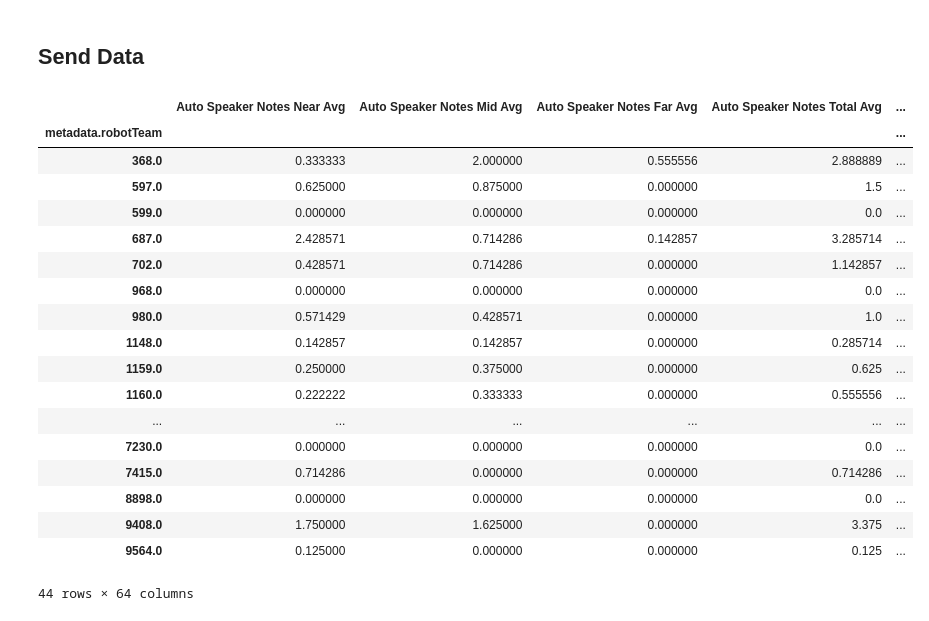
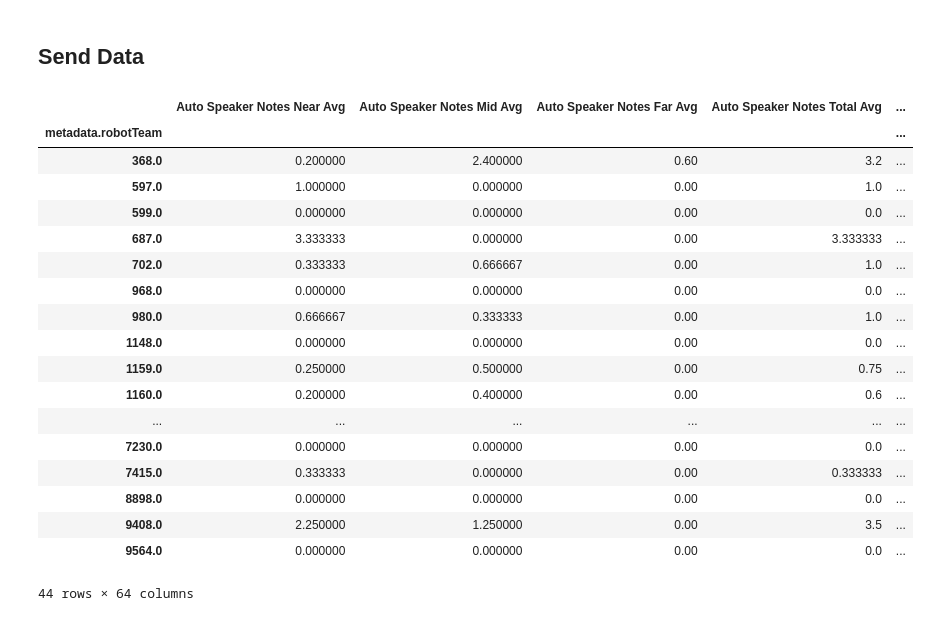
Before and after one commit to 4201VitruvianBots/scouting-app-2024, a Jupyter notebook: data-analysis/dataAnalysis.ipynb, the cells around one changed output. Drawn from its saved outputs; the diff is of its cells as text; code cells hidden in the pictures.

Commit message:
Merge branch final-picklist-fixes Picklist fixes and data analysis

```diff
--- a/data-analysis/dataAnalysis.ipynb
+++ b/data-analysis/dataAnalysis.ipynb
@@ -53,3 +61,10 @@ matchapps_column_order = [
 matchapps_df = matchapps_df[matchapps_column_order]
 matchapps_df.sort_values("metadata.matchNumber", inplace=True)
 matchapps_df
+# %%
+matchapps_df['Total Note Points'] = matchapps_df['autoNotes.amp'] * 2 + (matchapps_df['autoNotes.far'] + matchapps_df['autoNotes.mid'] + matchapps_df['autoNotes.near']) * 5 + matchapps_df['teleNotes.amp'] * 1 + (matchapps_df['teleNotes.far'] + matchapps_df['teleNotes.mid'] + matchapps_df['teleNotes.near']) * 2
+matchapps_df
+# %%
+matchapps_middle = matchapps_df.groupby('metadata.robotTeam').apply(lambda x: x.sort_values('Total Note Points').iloc[2:-2])['_id']
+# %%
+matchapps_df = matchapps_df[matchapps_df['_id'].isin(matchapps_middle)]
@@ -475,25 +486,25 @@ output_df['teamNumber'] = output_df.index
 # %%
-output_df.to_json("../server/static/output_analysis.json", orient='records', default_handler=str)
+output_df.to_json("../server/static/output_analysis_new.json", orient='records', default_handler=str)
 output_df
 # %% [output]
 |  | Auto Speaker Notes Near Avg | Auto Speaker Notes Mid Avg | Auto Speaker Notes Far Avg | Auto Speaker Notes Total Avg | ... |
 | metadata.robotTeam |  |  |  |  | ... |
-| 368.0 | 0.333333 | 2.000000 | 0.555556 | 2.888889 | ... |
-| 597.0 | 0.625000 | 0.875000 | 0.000000 | 1.5 | ... |
-| 599.0 | 0.000000 | 0.000000 | 0.000000 | 0.0 | ... |
-| 687.0 | 2.428571 | 0.714286 | 0.142857 | 3.285714 | ... |
-| 702.0 | 0.428571 | 0.714286 | 0.000000 | 1.142857 | ... |
-| 968.0 | 0.000000 | 0.000000 | 0.000000 | 0.0 | ... |
-| 980.0 | 0.571429 | 0.428571 | 0.000000 | 1.0 | ... |
-| 1148.0 | 0.142857 | 0.142857 | 0.000000 | 0.285714 | ... |
-| 1159.0 | 0.250000 | 0.375000 | 0.000000 | 0.625 | ... |
-| 1160.0 | 0.222222 | 0.333333 | 0.000000 | 0.555556 | ... |
+| 368.0 | 0.200000 | 2.400000 | 0.60 | 3.2 | ... |
+| 597.0 | 1.000000 | 0.000000 | 0.00 | 1.0 | ... |
+| 599.0 | 0.000000 | 0.000000 | 0.00 | 0.0 | ... |
+| 687.0 | 3.333333 | 0.000000 | 0.00 | 3.333333 | ... |
+| 702.0 | 0.333333 | 0.666667 | 0.00 | 1.0 | ... |
+| 968.0 | 0.000000 | 0.000000 | 0.00 | 0.0 | ... |
+| 980.0 | 0.666667 | 0.333333 | 0.00 | 1.0 | ... |
+| 1148.0 | 0.000000 | 0.000000 | 0.00 | 0.0 | ... |
+| 1159.0 | 0.250000 | 0.500000 | 0.00 | 0.75 | ... |
+| 1160.0 | 0.200000 | 0.400000 | 0.00 | 0.6 | ... |
 | ... | ... | ... | ... | ... | ... |
-| 7230.0 | 0.000000 | 0.000000 | 0.000000 | 0.0 | ... |
-| 7415.0 | 0.714286 | 0.000000 | 0.000000 | 0.714286 | ... |
-| 8898.0 | 0.000000 | 0.000000 | 0.000000 | 0.0 | ... |
-| 9408.0 | 1.750000 | 1.625000 | 0.000000 | 3.375 | ... |
-| 9564.0 | 0.125000 | 0.000000 | 0.000000 | 0.125 | ... |
+| 7230.0 | 0.000000 | 0.000000 | 0.00 | 0.0 | ... |
+| 7415.0 | 0.333333 | 0.000000 | 0.00 | 0.333333 | ... |
+| 8898.0 | 0.000000 | 0.000000 | 0.00 | 0.0 | ... |
+| 9408.0 | 2.250000 | 1.250000 | 0.00 | 3.5 | ... |
+| 9564.0 | 0.000000 | 0.000000 | 0.00 | 0.0 | ... |
 44 rows × 64 columns
 # %%
 client.close()
```
Also changed, not shown: parts of 9 cells of this notebook, 2 other files.
